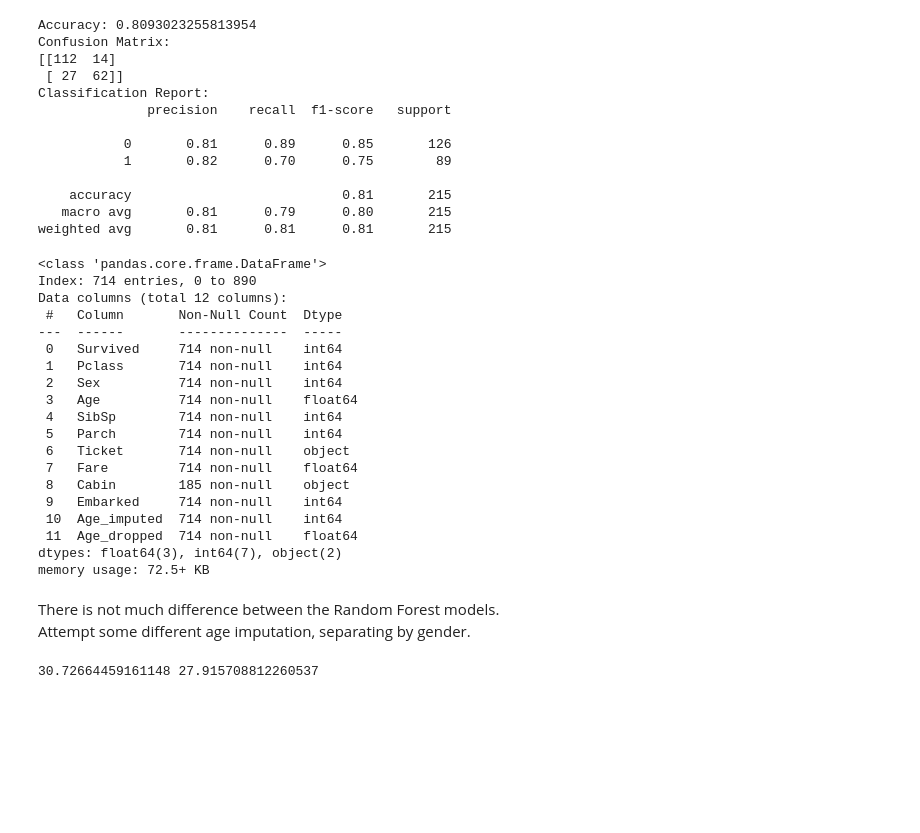
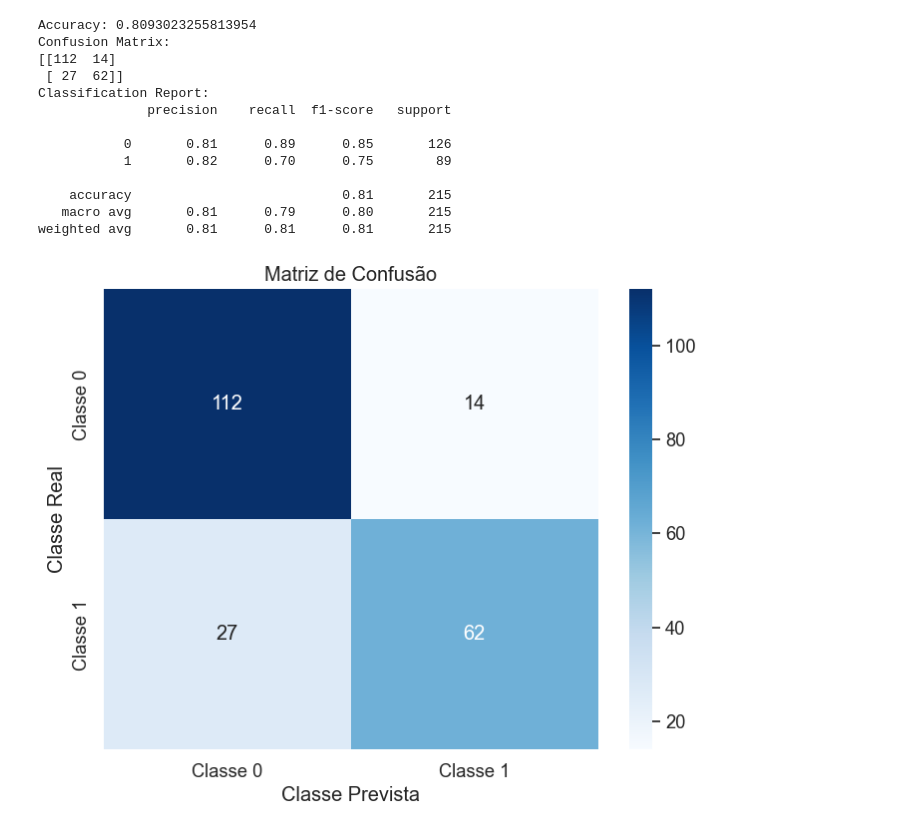
Before and after one commit to bernardeem/Python_projects, a Jupyter notebook: Titanic_prediction_project/Titanic_survival_preditcion.ipynb, the cells around one changed output. Cells and saved outputs as stored; diff of their text form; code cells hidden in the pictures; blank space fills up the shorter version.

Commit message:
plotting the confusion matrix

```diff
--- a/Titanic_prediction_project/Titanic_survival_preditcion.ipynb
+++ b/Titanic_prediction_project/Titanic_survival_preditcion.ipynb
@@ -324,37 +324,18 @@ Classification Report:
     accuracy                           0.81       215
    macro avg       0.81      0.79      0.80       215
 weighted avg       0.81      0.81      0.81       215
-# %%
-df.info()
-# %% [output]
-<class 'pandas.core.frame.DataFrame'>
-Index: 714 entries, 0 to 890
-Data columns (total 12 columns):
- #   Column       Non-Null Count  Dtype
----  ------       --------------  -----
- 0   Survived     714 non-null    int64
- 1   Pclass       714 non-null    int64
- 2   Sex          714 non-null    int64
- 3   Age          714 non-null    float64
- 4   SibSp        714 non-null    int64
- 5   Parch        714 non-null    int64
- 6   Ticket       714 non-null    object
- 7   Fare         714 non-null    float64
- 8   Cabin        185 non-null    object
- 9   Embarked     714 non-null    int64
- 10  Age_imputed  714 non-null    int64
- 11  Age_dropped  714 non-null    float64
-dtypes: float64(3), int64(7), object(2)
-memory usage: 72.5+ KB
-# %% [markdown]
-There is not much difference between the Random Forest models.
-Attempt some different age imputation, separating by gender.
-# %%
-# separate average age by gender
-average_age_by_sex = df.groupby('Sex')['Age'].mean()
-average_male_age = average_age_by_sex[0]
-average_female_age = average_age_by_sex[1]
-
-print(average_male_age, average_female_age)
-# %% [output]
-30.72664459161148 27.915708812260537
+# %%
+import matplotlib.pyplot as plt
+import seaborn as sns
+
+labels = ['Classe 0', 'Classe 1']
+
+plt.figure(figsize=(8, 6))
+sns.set(font_scale=1.2)
+sns.heatmap(conf_matrix, annot=True, fmt='g', cmap='Blues', xticklabels=labels, yticklabels=labels)
+plt.xlabel('Classe Prevista')
+plt.ylabel('Classe Real')
+plt.title('Matriz de Confusão')
+plt.show()
+# %% [output]
+[figure, added]
```
Also changed, not shown: parts of 1 cell of this notebook.
